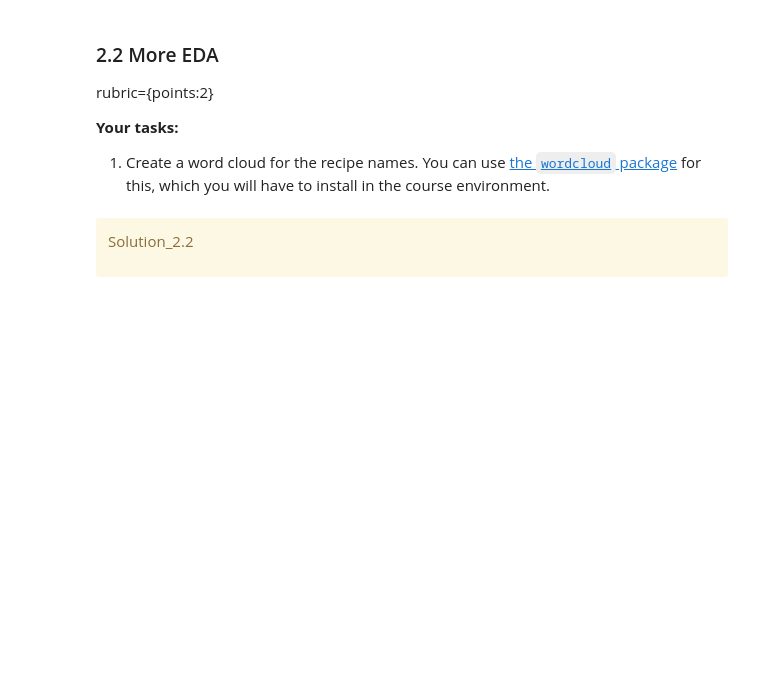
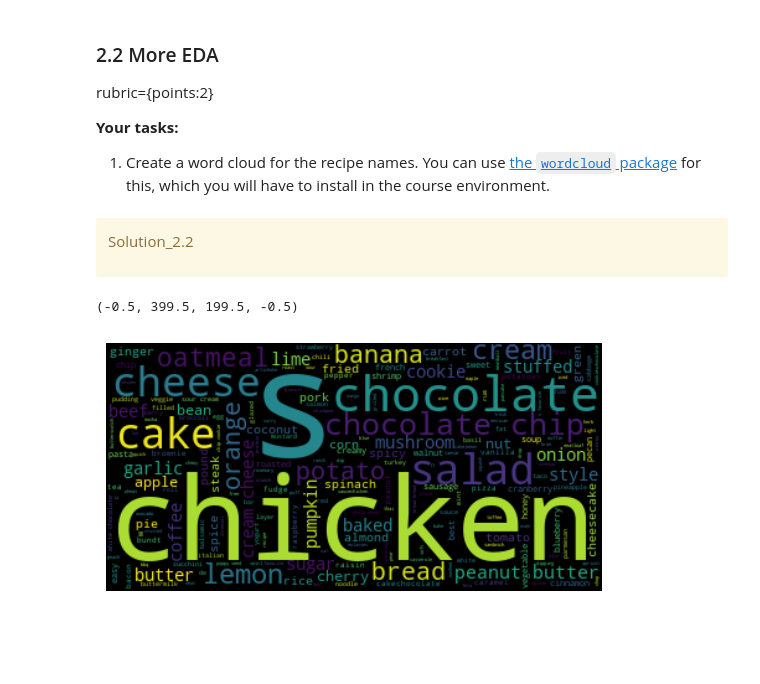
Before and after one commit to madihung/cpsc330, a Jupyter notebook: hw6/hw6.ipynb, the cells around one changed output. Drawn from its saved outputs; the diff is of its cells as text; code cells hidden in the pictures; blank space fills up the shorter version.

```diff
--- a/hw6/hw6.ipynb
+++ b/hw6/hw6.ipynb
@@ -505,3 +528,24 @@ Solution_2.2
+# %%
+# Code adapted from wordcloud repository: https://github.com/amueller/word_cloud/blob/master/examples/simple.py
+from wordcloud import WordCloud
+import matplotlib.pyplot as plt
+
+# convert recipes name into natural text
+names = recipes_df["name"]
+text: str = "";
+for row in names:
+    text += row
+
+# generate wordcloud
+wordcloud = WordCloud().generate(text)
+
+# Display the generated image:
+# the matplotlib way:
+plt.imshow(wordcloud, interpolation='bilinear')
+plt.axis("off")
+# %% [output]
+(-0.5, 399.5, 199.5, -0.5)
+[figure, added]
 # %% [markdown]
 <!-- END QUESTION -->
 
```
Also changed, not shown: parts of 33 cells of this notebook.
